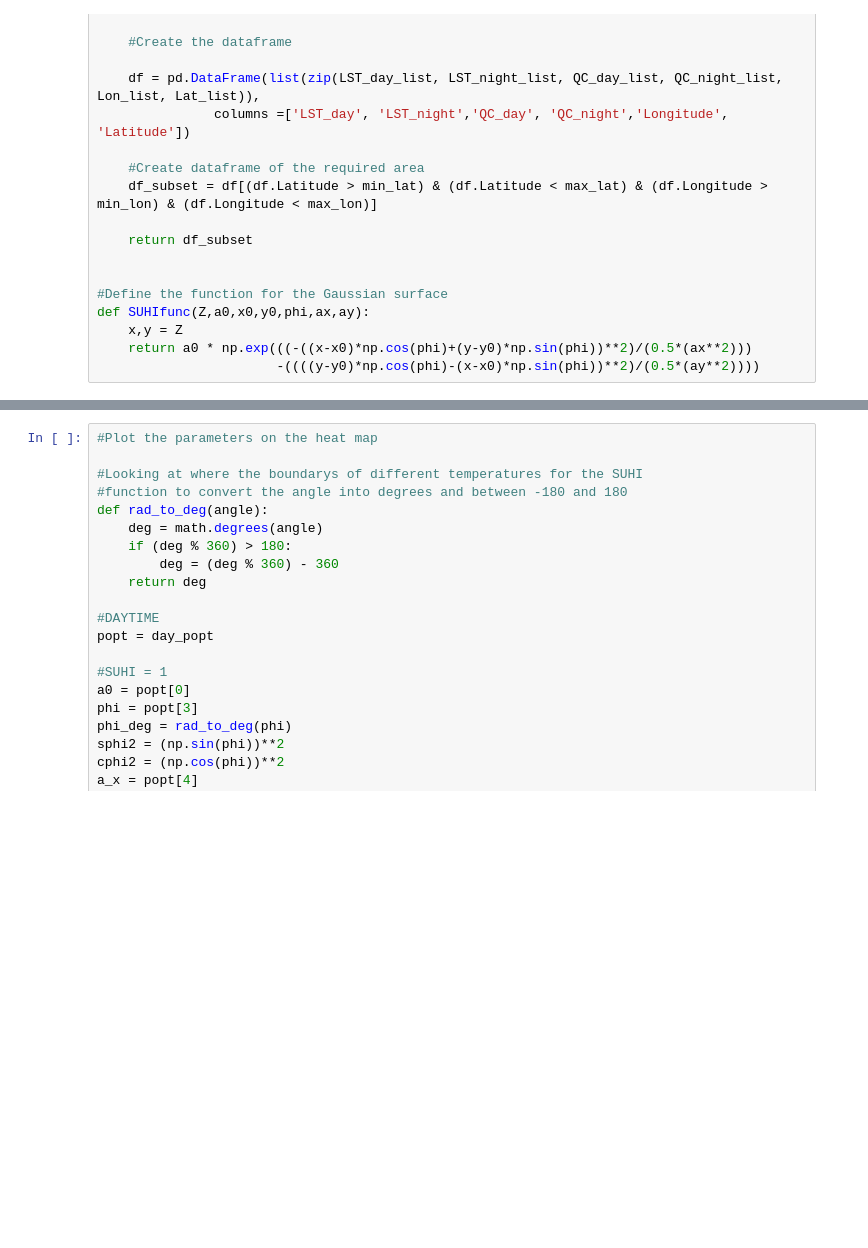
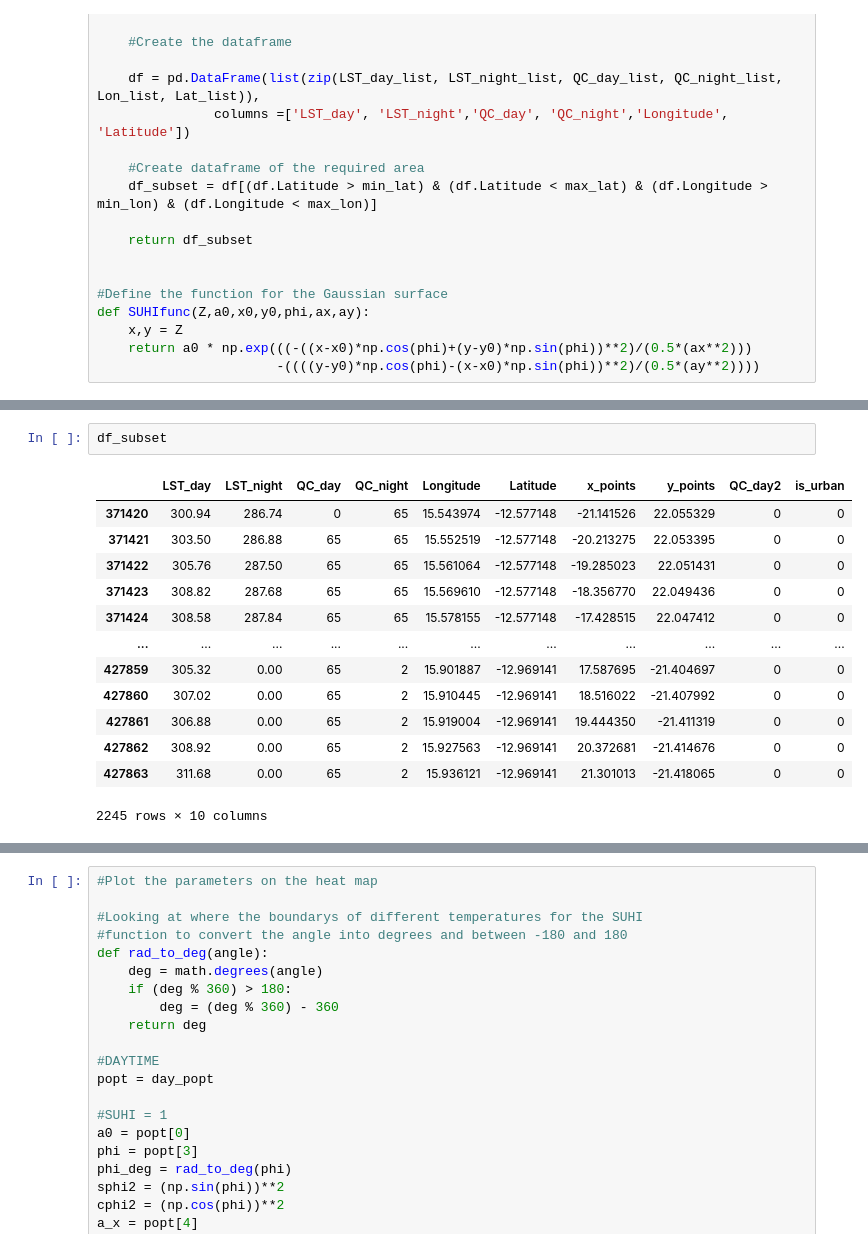
Before and after one commit to SarahBerk-github/MODIS_Gaussian, a Jupyter notebook: GSA_LOOP_CODE.ipynb, the cells around one changed output, grey strips where cells are left out. Saved outputs shown, nothing was run; the diff lists cells and outputs as text; blank space fills up the shorter version.

```diff
--- a/GSA_LOOP_CODE.ipynb
+++ b/GSA_LOOP_CODE.ipynb
@@ -471,0 +534,16 @@ night_perr = np.sqrt(np.diag(night_pcov)) #standard deviation on parameters
+# %%
+df_subset
+# %% [output]
+|  | LST_day | LST_night | QC_day | QC_night | Longitude | Latitude | x_points | y_points | QC_day2 | is_urban |
+| 371420 | 300.94 | 286.74 | 0 | 65 | 15.543974 | -12.577148 | -21.141526 | 22.055329 | 0 | 0 |
+| 371421 | 303.50 | 286.88 | 65 | 65 | 15.552519 | -12.577148 | -20.213275 | 22.053395 | 0 | 0 |
+| 371422 | 305.76 | 287.50 | 65 | 65 | 15.561064 | -12.577148 | -19.285023 | 22.051431 | 0 | 0 |
+| 371423 | 308.82 | 287.68 | 65 | 65 | 15.569610 | -12.577148 | -18.356770 | 22.049436 | 0 | 0 |
+| 371424 | 308.58 | 287.84 | 65 | 65 | 15.578155 | -12.577148 | -17.428515 | 22.047412 | 0 | 0 |
+| ... | ... | ... | ... | ... | ... | ... | ... | ... | ... | ... |
+| 427859 | 305.32 | 0.00 | 65 | 2 | 15.901887 | -12.969141 | 17.587695 | -21.404697 | 0 | 0 |
+| 427860 | 307.02 | 0.00 | 65 | 2 | 15.910445 | -12.969141 | 18.516022 | -21.407992 | 0 | 0 |
+| 427861 | 306.88 | 0.00 | 65 | 2 | 15.919004 | -12.969141 | 19.444350 | -21.411319 | 0 | 0 |
+| 427862 | 308.92 | 0.00 | 65 | 2 | 15.927563 | -12.969141 | 20.372681 | -21.414676 | 0 | 0 |
+| 427863 | 311.68 | 0.00 | 65 | 2 | 15.936121 | -12.969141 | 21.301013 | -21.418065 | 0 | 0 |
+2245 rows × 10 columns
```
Also changed, not shown: parts of 7 cells of this notebook, 2 other files.
